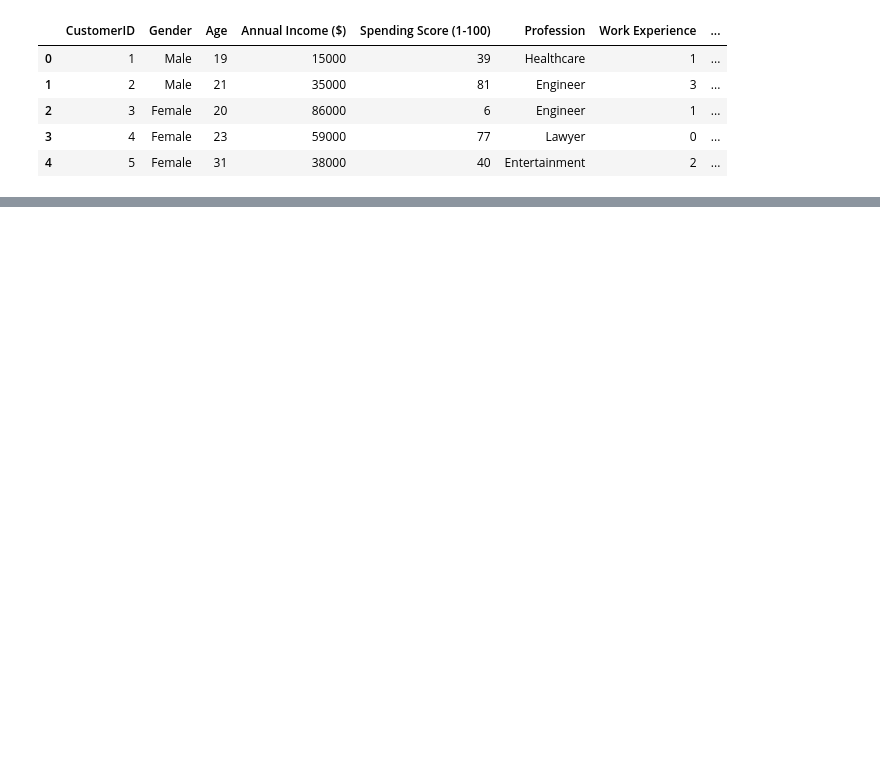
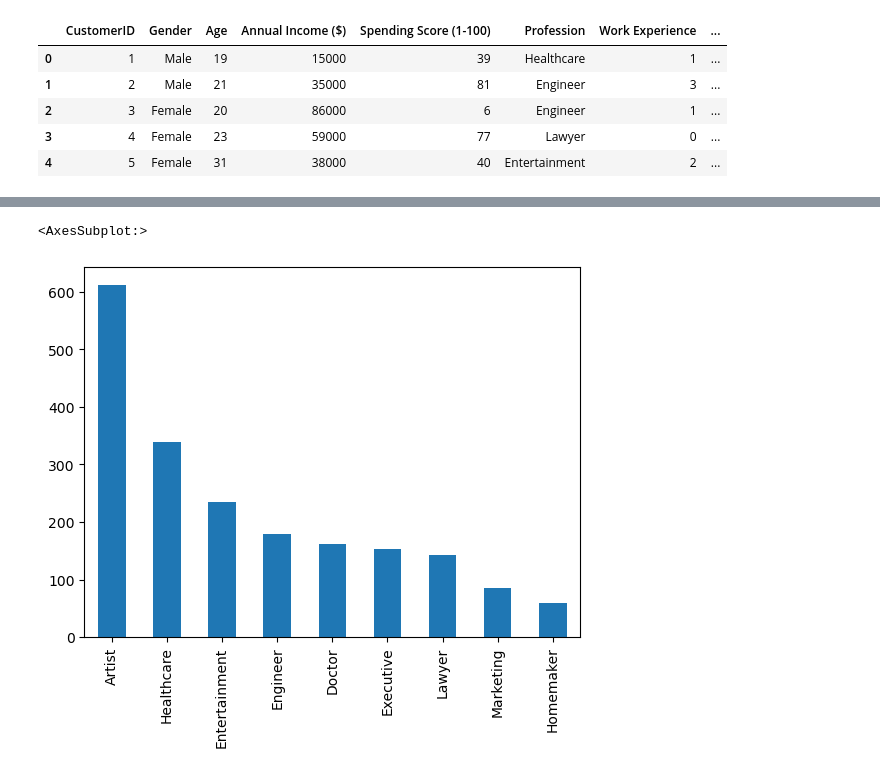
Before and after one commit to AlexanderFA/susu_search_retrieval_analysis, a Jupyter notebook: lab2/task1.ipynb, the cells around one changed output, grey strips where cells are left out. Cells and saved outputs as stored; diff of their text form; code cells hidden in the pictures; blank space fills up the shorter version.

```diff
--- a/lab2/task1.ipynb
+++ b/lab2/task1.ipynb
@@ -11,0 +47,5 @@ df.head()
+# %%
+df['Profession'].value_counts().plot(kind='bar')
+# %% [output]
+<AxesSubplot:>
+[figure, added]
```
Also changed, not shown: parts of 23 cells of this notebook.
